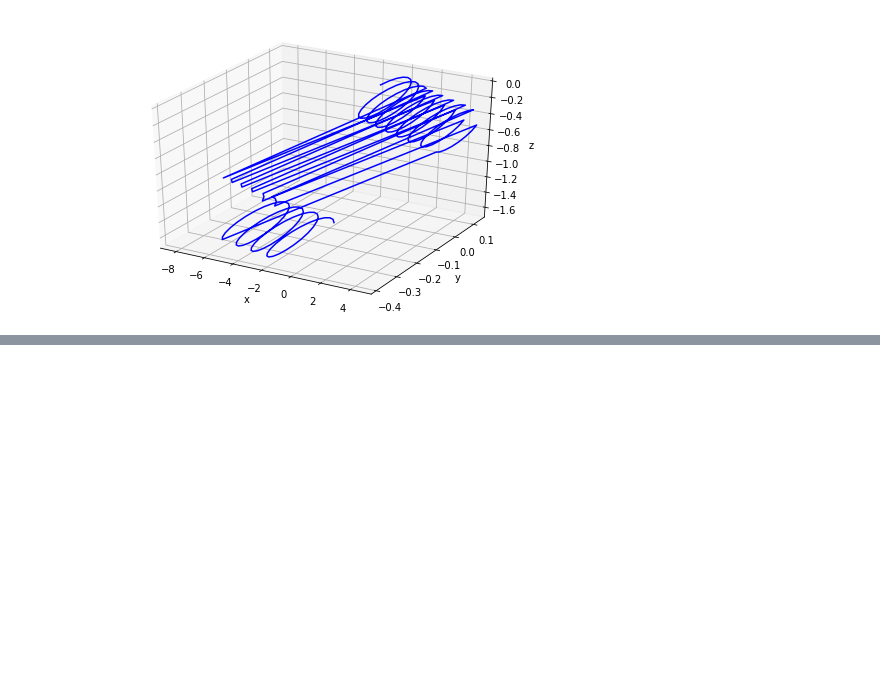
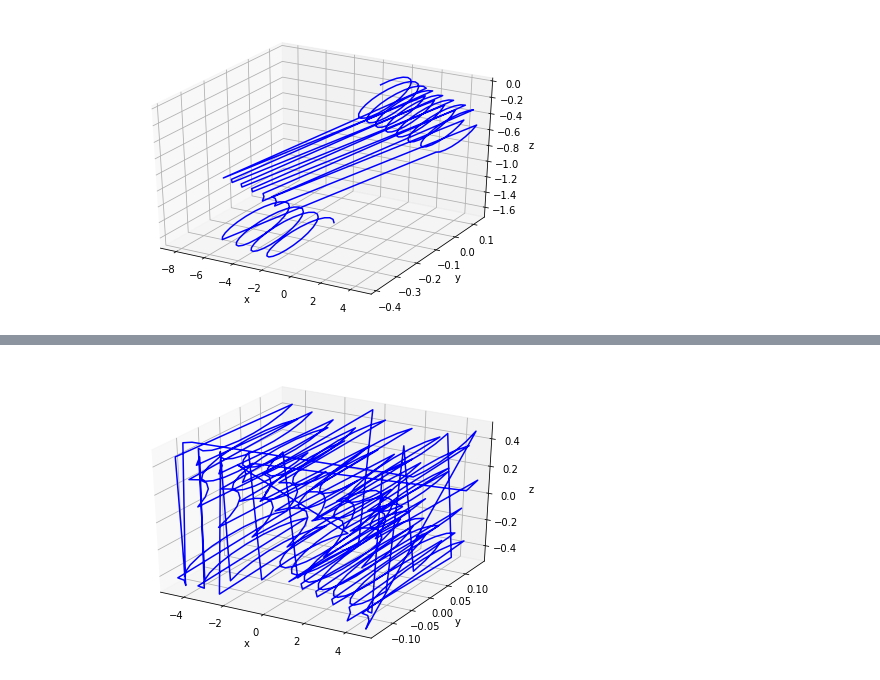
Before and after one commit to sgango/Y1-Project, a Jupyter notebook: ntbks/5_periodic_bc/periodic_bc.ipynb, the cells around one changed output, grey strips where cells are left out. Cells and saved outputs as stored; diff of their text form; code cells hidden in the pictures; blank space fills up the shorter version.

Commit message:
Continue trying to implement 3D periodic BCs
- Tried a few different approaches
- Tried 'if' statement and subtraction
- Tried modulo

```diff
--- a/ntbks/5_periodic_bc/periodic_bc.ipynb
+++ b/ntbks/5_periodic_bc/periodic_bc.ipynb
@@ -109,3 +207,102 @@ HTML(animation.to_html5_video())
 # %% [output]
 [interactive output not drawn]
 [figure]
+# %%
+"""
+Adding periodic boundary conditions
+Srayan Gangopadhyay
+2020-05-27
+"""
+
+import numpy as np
+import matplotlib.pyplot as plt
+from mpl_toolkits.mplot3d import Axes3D
+from celluloid import Camera  # easy animation module
+from IPython.display import HTML  # to display in notebook
+
+# PARAMETERS
+r0 = [0, 0, 0]  # initial position
+v0 = [1, 2, 0]  # initial velocity
+B = [5, 0.02, 0.03]  # magnetic field
+E = [0.1, 0.5, 0]  # electric field
+q, m = 2, 0.7  # charge, mass
+h = 0.02  # step size
+end = 10  # t-value to stop integration
+size = [10,0.3,1]  # simulation dimensions
+
+def lorentz(vel):  # returns acceleration
+    return (q/m)*(E+np.cross(vel, B))
+
+# RUNGE-KUTTA INTEGRATOR
+def rk4(func, init1, init2, h, end):
+    """
+    Takes the RHS of a 2nd-order ODE with initial conditions,
+     step size and end point, and integrates using the 4th-order
+     Runge-Kutta algorithm. Returns solution in an array.
+
+     r'' = f(t, r, v) where v = r'
+
+     func: the function to be integrated
+     init1: value of r at t=0
+     init2: value of v at t=0
+     h: step size
+     end: t-value to stop integrating
+    """
+
+    steps = int(end/h)  # number of steps
+    r = np.zeros((3, steps))  # empty matrix for solution
+    v = np.zeros((3, steps))
+    r[:,0] = init1  # inserting initial value
+    v[:,0] = init2
+
+    for i in range(0, steps-1):
+        k1r = h * v[:,i]
+        k1v = h * func(v[:,i])
+        k2r = h * (v[:,i] + 0.5*k1v)
+        k2v = h * func(v[:,i] + 0.5*k1v)
+        k3r = h * (v[:,i] + 0.5*k2v)
+        k3v = h * func(v[:,i] + 0.5*k2v)
+        k4r = h * (v[:,i] + k3v)
+        k4v = h * func(v[:,i] + k3v)
+        new_r = r[:,i] + (k1r + 2*k2r + 2*k3r + k4r) / 6
+        new_v = v[:,i] + (k1v + 2*k2v + 2*k3v + k4v) / 6
+
+        if (new_r[0] < size[0]*-0.5):
+            new_r[0] += size[0]
+        if (new_r[0] >= size[0]*0.5):
+            new_r[0] -= size[0]
+
+        if (new_r[1] < size[1]*-0.5):
+            new_r[1] += size[1]
+        if (new_r[1] >= size[1]*0.5):
+            new_r[1] -= size[1]
+
+        if (new_r[2] < size[2]*-0.5):
+            new_r[2] += size[2]
+        if (new_r[2] >= size[2]*0.5):
+            new_r[2] -= size[2]
+
+        r[:,i+1] = new_r
+        v[:,i+1] = new_v
+    return r
+
+r = rk4(lorentz, r0, v0, h, end)
+
+fig = plt.figure()
+camera = Camera(fig)  # set up the 'camera' on the figure
+ax = Axes3D(fig)
+ax.set_xlabel('x')
+ax.set_ylabel('y')
+ax.set_zlabel('z')
+ax.set_xlim3d(np.amin(r[0]), np.amax(r[0]))  # auto-scale axes
+ax.set_ylim3d(np.amin(r[1]), np.amax(r[1]))
+ax.set_zlim3d(np.amin(r[2]), np.amax(r[2]))
+
+for i in range(r.shape[1]):
+    # plot data up to ith column and take snapshot
+    ax.plot3D(r[0, :i], r[1, :i], r[2, :i], color='blue')
+    camera.snap()
+
+animation = camera.animate(interval=20, blit=True)
+HTML(animation.to_html5_video())
+# %% [output]
@@ -111,0 +310 @@ HTML(animation.to_html5_video())
+[figure, added]
```
Also changed, not shown: parts of 6 cells of this notebook, 1 other file.
